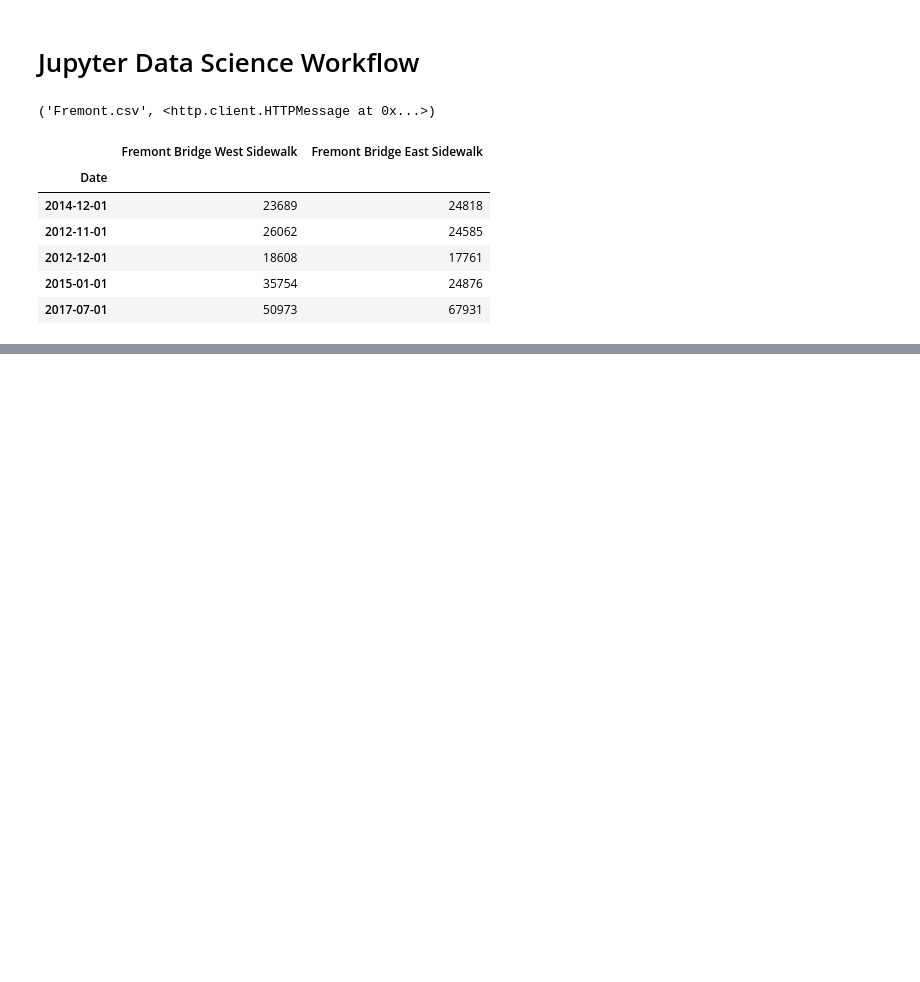
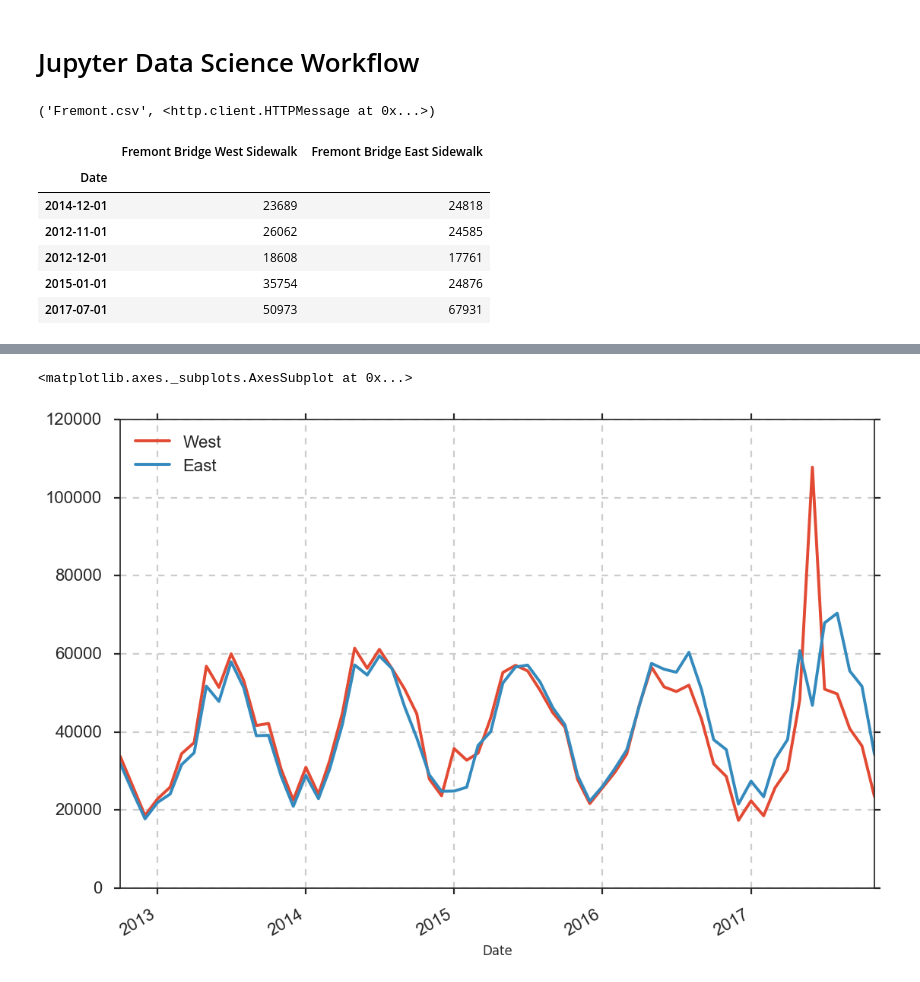
Before and after one commit to ziehm1/Tracking-Craptocurrencies, a Jupyter notebook: Untitled.ipynb, the cells around one changed output, grey strips where cells are left out. Cells and saved outputs as stored; diff of their text form; code cells hidden in the pictures; blank space fills up the shorter version.

```diff
--- a/Untitled.ipynb
+++ b/Untitled.ipynb
@@ -30,0 +92,5 @@ data.head()
+# %%
+data.plot()
+# %% [output]
+<matplotlib.axes._subplots.AxesSubplot at 0x...>
+[figure, added]
```
Also changed, not shown: parts of 8 cells of this notebook.
